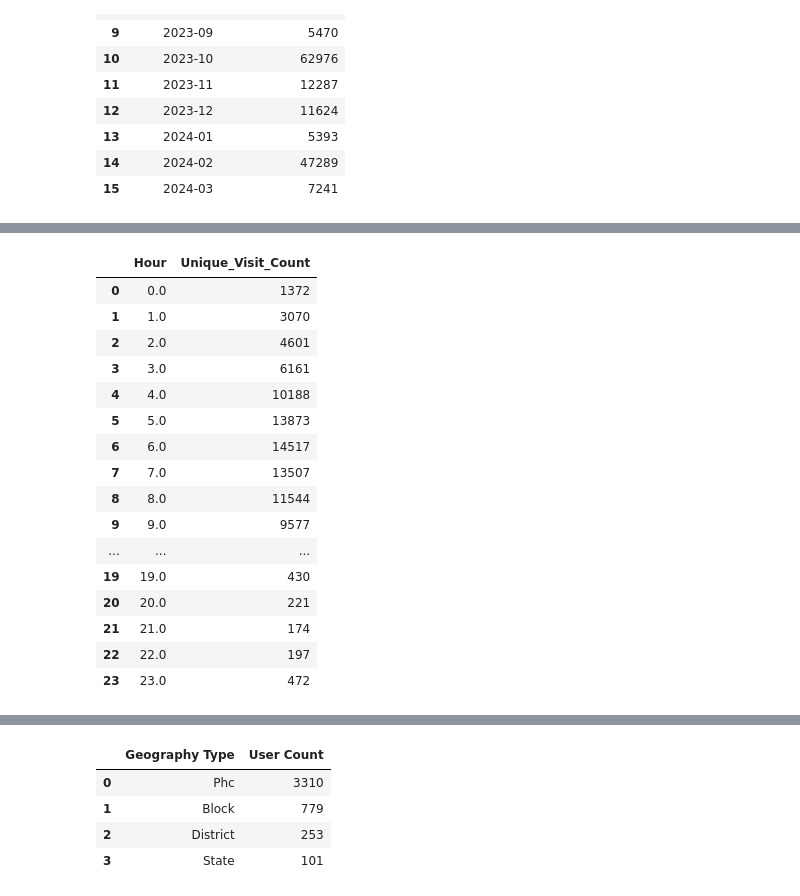
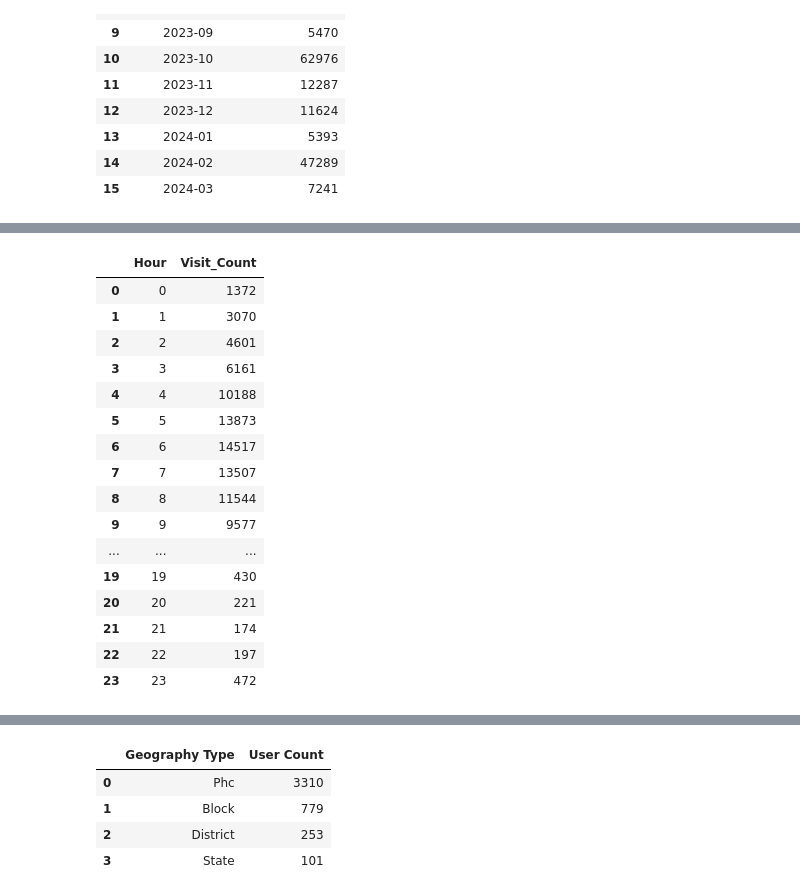
Before and after one commit to taleyahusn21/User-Engagement, a Jupyter notebook: User Engagement.ipynb, the cells around one changed output, grey strips where cells are left out. Saved outputs shown, nothing was run; the diff lists cells and outputs as text; code cells hidden in the pictures.

```diff
--- a/User Engagement.ipynb
+++ b/User Engagement.ipynb
@@ -447,8 +358,3 @@ ahoy_events.dropna(subset=['time'], inplace=True)
 ahoy_events.shape
 # %% [output]
 (860756, 6)
-# %%
-# Calculating the average time for each user id
-ahoy_events['time_diff'] = ahoy_events.groupby(['user_id', 'name'])['time'].diff()
-#Grouping the DataFrame by 'user_id' and calculating the mean (average) of the 'time_diff'column within each user group
-average_time_per_user = ahoy_events.groupby('user_id')['time_diff'].mean()
@@ -611,25 +420,25 @@ ahoy_events.head()
 # %%
 ahoy_events['hour'] = ahoy_events['time'].dt.hour
 unique_visit_count_per_hour = ahoy_events.groupby('hour')['visit_id'].nunique()
-result_df = pd.DataFrame({'Hour': unique_visit_count_per_hour.index, 'Unique_Visit_Count': unique_visit_count_per_hour.values})
+result_df = pd.DataFrame({'Hour': unique_visit_count_per_hour.index, 'Visit_Count': unique_visit_count_per_hour.values})
 result_df
 # %% [output]
-|  | Hour | Unique_Visit_Count |
-| 0 | 0.0 | 1372 |
-| 1 | 1.0 | 3070 |
-| 2 | 2.0 | 4601 |
-| 3 | 3.0 | 6161 |
-| 4 | 4.0 | 10188 |
-| 5 | 5.0 | 13873 |
-| 6 | 6.0 | 14517 |
-| 7 | 7.0 | 13507 |
-| 8 | 8.0 | 11544 |
-| 9 | 9.0 | 9577 |
+|  | Hour | Visit_Count |
+| 0 | 0 | 1372 |
+| 1 | 1 | 3070 |
+| 2 | 2 | 4601 |
+| 3 | 3 | 6161 |
+| 4 | 4 | 10188 |
+| 5 | 5 | 13873 |
+| 6 | 6 | 14517 |
+| 7 | 7 | 13507 |
+| 8 | 8 | 11544 |
+| 9 | 9 | 9577 |
 | ... | ... | ... |
-| 19 | 19.0 | 430 |
-| 20 | 20.0 | 221 |
-| 21 | 21.0 | 174 |
-| 22 | 22.0 | 197 |
-| 23 | 23.0 | 472 |
+| 19 | 19 | 430 |
+| 20 | 20 | 221 |
+| 21 | 21 | 174 |
+| 22 | 22 | 197 |
+| 23 | 23 | 472 |
 # %%
 import plotly.express as px
```
Also changed, not shown: parts of 23 cells of this notebook.
